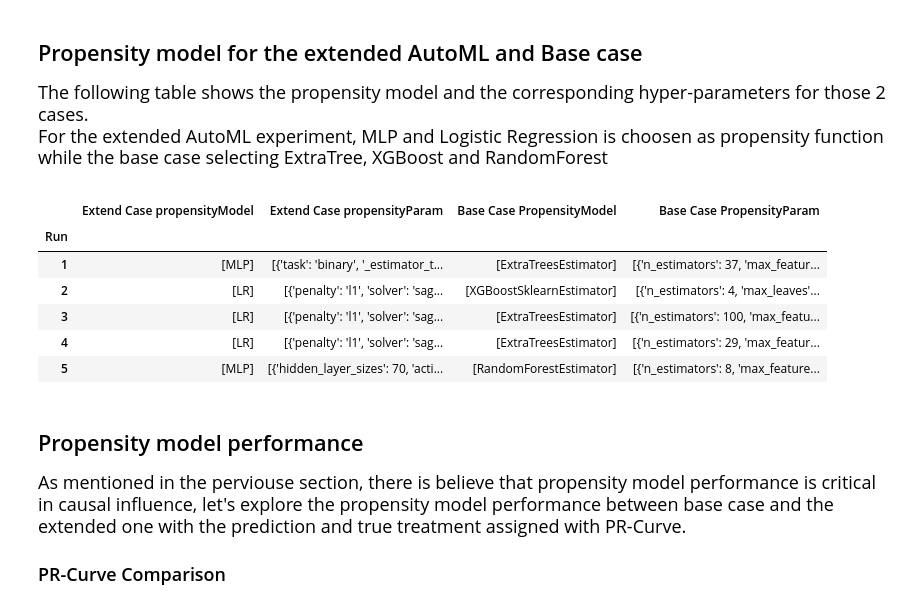
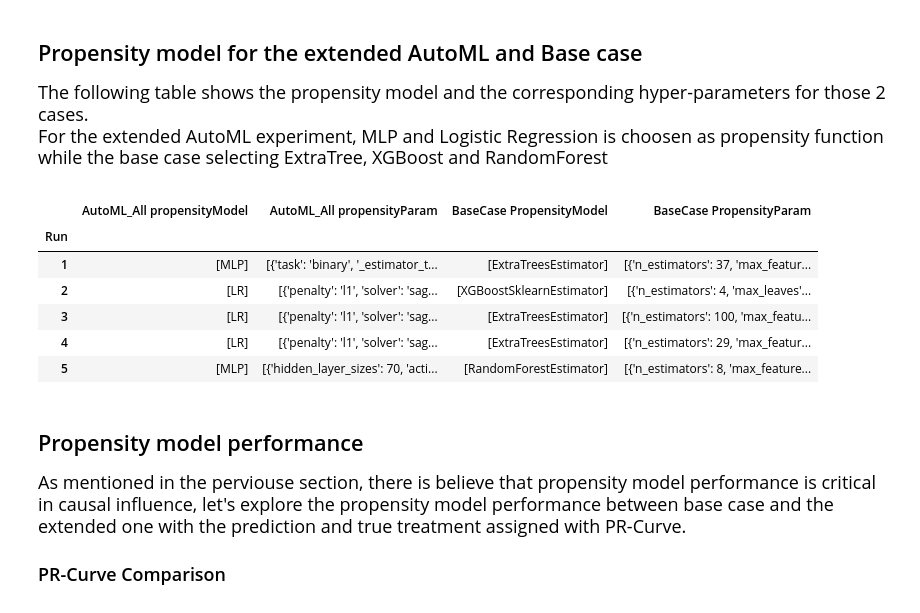
Before and after one commit to tik65536/2022AutoML_Causality, a Jupyter notebook: AnalysisReport.ipynb, the cells around one changed output. Cells and saved outputs as stored; diff of their text form; code cells hidden in the pictures.

```diff
--- a/AnalysisReport.ipynb
+++ b/AnalysisReport.ipynb
@@ -86,7 +86,7 @@ The resulting plot also discover a interesting pattern that didn't shows in the
 #model=['BaseCase','AutoML_All','AutoML_SVM','AutoML_MLP','AutoML_GNB','AutoML_LR']
 #out_dir=["./NoteBook_preprocessWithinClass_NewData/","./Super_NewData/",'./SVM_NewData/','./MLP_NewData/','./NaiveBayesian_NewData/','./LR_NewData/']
 model=['BaseCase','AutoML_All']
-out_dir=["./NoteBook_preprocessWithinClass_NewData/","./Super_NewData/"]
+out_dir=["./result/NoteBook_preprocessWithinClass_NewData/","./result/Super_NewData/"]
 subtitle=["Run1","Run2","Run3","Run4","Run5"]
 filename_out = "synthetic_observational_cate"
 metrics = ["norm_erupt", "qini","energy_distance"]
@@ -215,23 +215,23 @@ For the extended AutoML experiment, MLP and Logistic Regression is choosen as pr
    </font>
 # %%
 pd.set_option('display.max_colwidth', 200)
-tdf=pd.DataFrame(columns=['Run','Extend Case propensityModel','Extend Case propensityParam'])
-tdf2=pd.DataFrame(columns=['Run','Base Case PropensityModel','Base Case PropensityParam'])
+tdf=pd.DataFrame(columns=['Run',f'{model[-1]} propensityModel',f'{model[-1]} Case propensityParam'])
+tdf2=pd.DataFrame(columns=['Run',f'{model[0]}  PropensityModel',f'{model[0]}  PropensityParam'])
 for i in range(len(subtitle)):
-    df=scorelist['AutoML_All'][i]
+    df=scorelist[f'{model[-1]}'][i]
     df=df[df['metric']=='norm_erupt']
     tdf=pd.concat([tdf,df[['Run','propensityModel','propensityParam']]])
 for i in range(len(subtitle)):
-    df=scorelist['BaseCase'][i]
+    df=scorelist[f'{model[0]}'][i]
     df=df[df['metric']=='norm_erupt']
     tdf2=pd.concat([tdf2,df[['Run','propensityModel','propensityParam']]])
 tdf=tdf.groupby('Run',as_index=False)['propensityModel','propensityParam'].agg(['unique'])
 tdf2=tdf2.groupby('Run',as_index=False)['propensityModel','propensityParam'].agg(['unique'])
 td=pd.concat([tdf,tdf2],axis=1)
-td.columns=['Extend Case propensityModel','Extend Case propensityParam','Base Case PropensityModel','Base Case PropensityParam']
+td.columns=[f'{model[-1]} propensityModel',f'{model[-1]} propensityParam',f'{model[0]} PropensityModel',f'{model[0]} PropensityParam']
 td
 # %% [output]
-|  | Extend Case propensityModel | Extend Case propensityParam | Base Case PropensityModel | Base Case PropensityParam |
+|  | AutoML_All propensityModel | AutoML_All propensityParam | BaseCase PropensityModel | BaseCase PropensityParam |
 | Run |  |  |  |  |
 | 1 | [MLP] | [{'task': 'binary', '_estimator_t... | [ExtraTreesEstimator] | [{'n_estimators': 37, 'max_featur... |
 | 2 | [LR] | [{'penalty': 'l1', 'solver': 'sag... | [XGBoostSklearnEstimator] | [{'n_estimators': 4, 'max_leaves'... |
```
Also changed, not shown: parts of 5 cells of this notebook.
